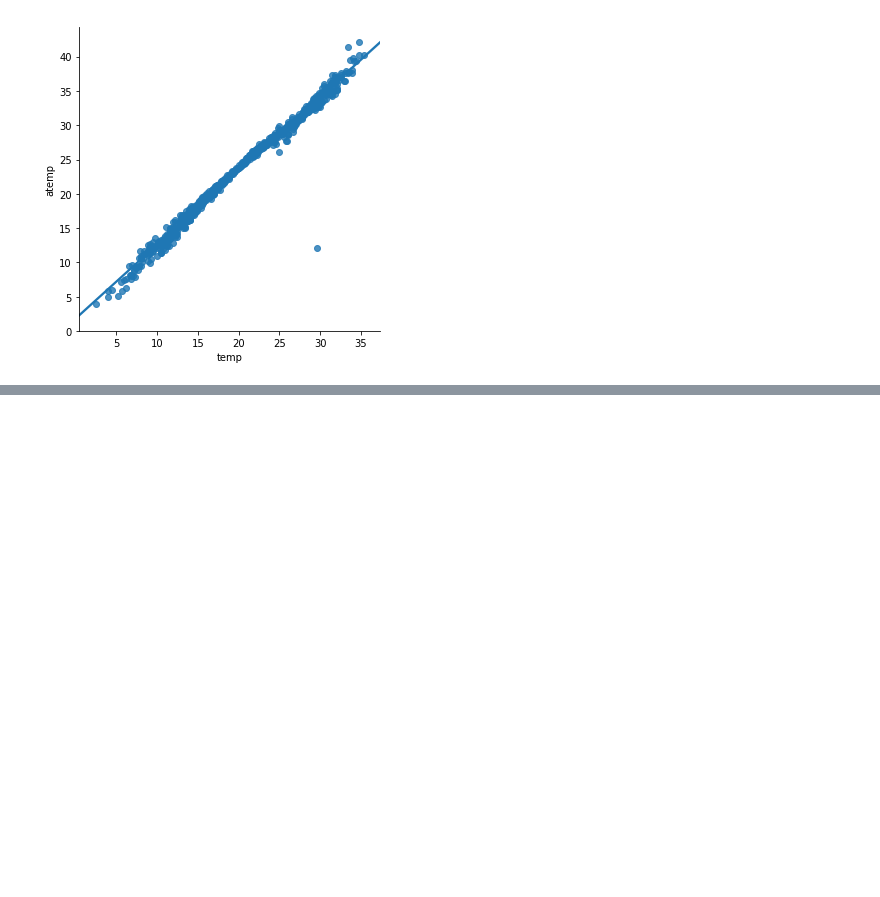
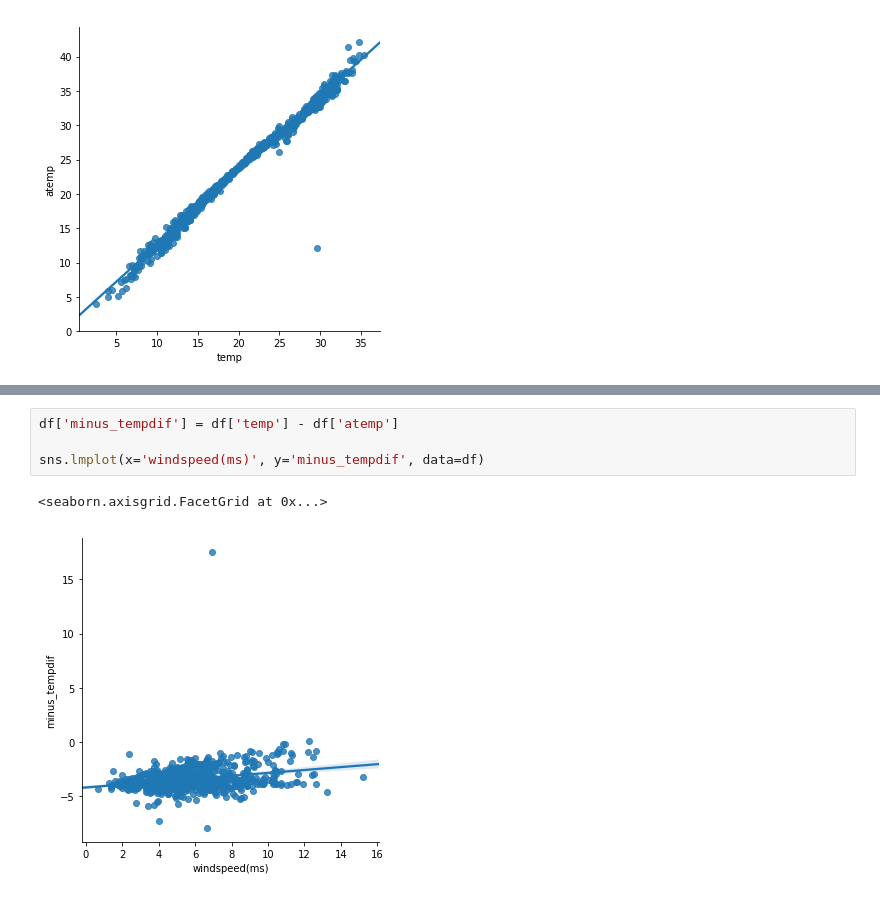
Before and after one commit to bewrrrie/7bits_ml_homework, a Jupyter notebook: 2017-fall/03-01-visualisation-homework.ipynb, the cells around one changed output, grey strips where cells are left out. Drawn from its saved outputs; the diff is of its cells as text; blank space fills up the shorter version.

```diff
--- a/2017-fall/03-01-visualisation-homework.ipynb
+++ b/2017-fall/03-01-visualisation-homework.ipynb
@@ -263,0 +273,7 @@ sns.lmplot(x='temp', y='atemp', data=df)
+# %%
+df['minus_tempdif'] = df['temp'] - df['atemp']
+
+sns.lmplot(x='windspeed(ms)', y='minus_tempdif', data=df)
+# %% [output]
+<seaborn.axisgrid.FacetGrid at 0x...>
+[figure, added]
```
Also changed, not shown: parts of 5 cells of this notebook.
